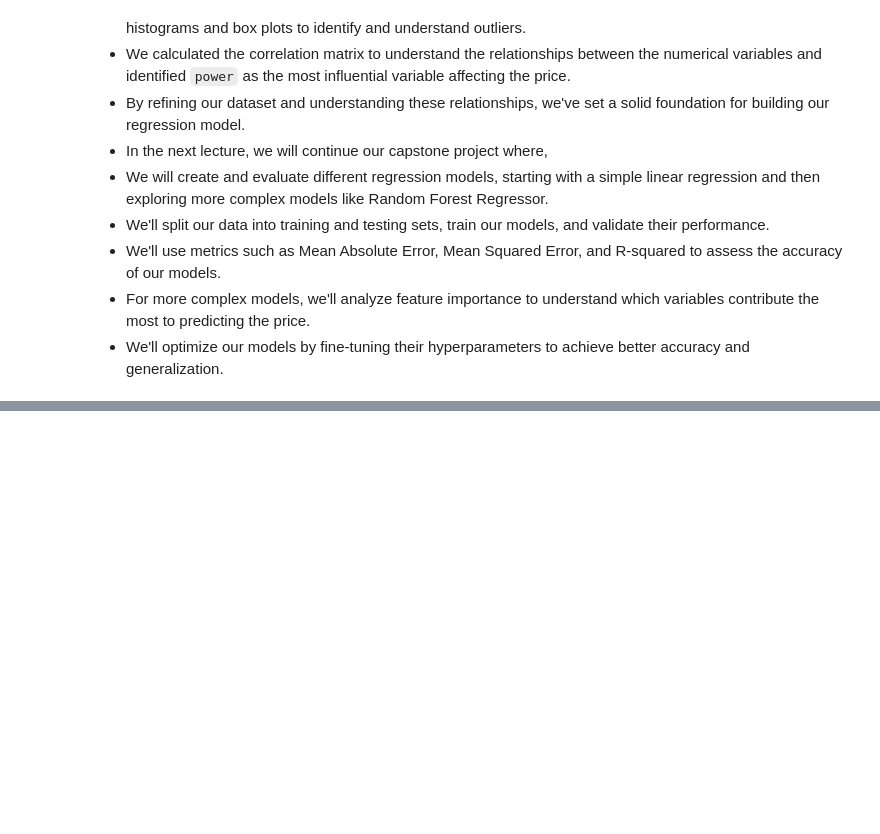
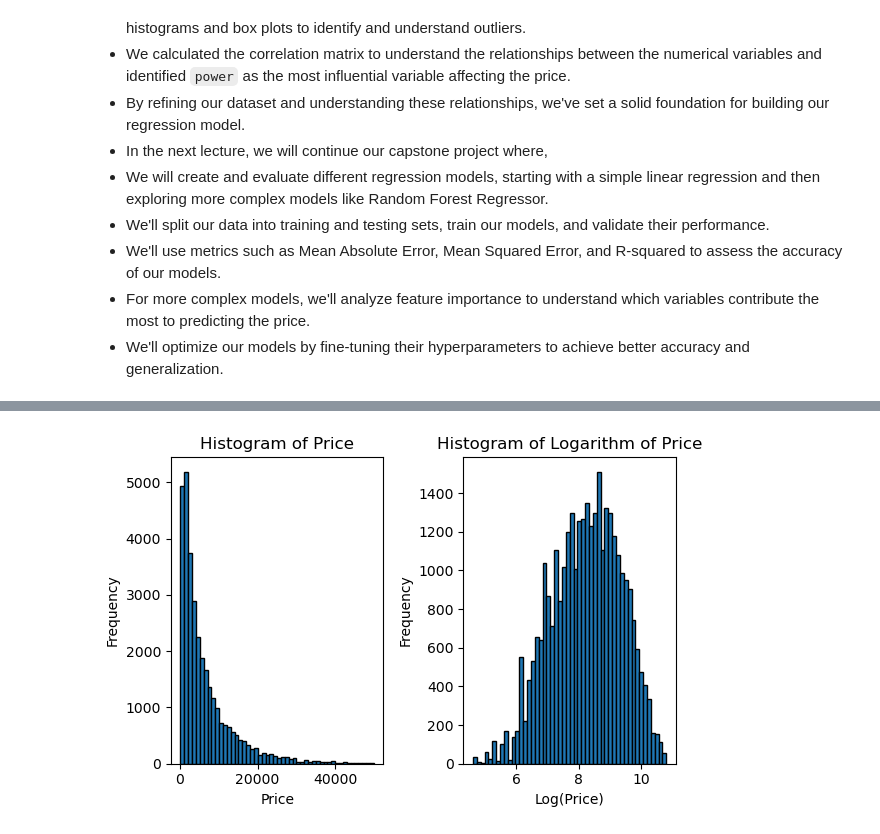
Before and after one commit to theaiacademy1/Python-for-data-science, a Jupyter notebook: Regression Model-checkpoint.ipynb, the cells around one changed output, grey strips where cells are left out. Cells and saved outputs as stored; diff of their text form; code cells hidden in the pictures; blank space fills up the shorter version.

```diff
--- a/Regression Model-checkpoint.ipynb
+++ b/Regression Model-checkpoint.ipynb
@@ -1050,0 +1070,5 @@ Name: price, dtype: float64
+# %%
+# Drop rows with any missing values
+cars_neglect = cars_final.dropna(axis=0)
+print(f"Original data shape: {cars_final.shape}")
+print(f"Data shape after omitting missing values: {cars_neglect.shape}")
@@ -1050,0 +1078,4 @@ Name: price, dtype: float64
+# %%
+# hot encode categorical columns
+cars_neglect = pd.get_dummies(cars_neglect, drop_first=True)
+print(f"Data shape after dummy encoding: {cars_neglect.shape}")
@@ -1050,0 +1104,8 @@ Name: price, dtype: float64
+# %%
+# Dropping the 'price' column from input features
+x1 = cars_neglect.drop(columns=['price'], inplace=False)
+
+# Isolating the 'price' column as the output feature
+y1 = cars_neglect['price']
+print("x1 Shape :", x1.shape)
+print("y1 Shape :", y1.shape)
@@ -1050,0 +1119,24 @@ Name: price, dtype: float64
+# %%
+# Creating a DataFrame to compare the price before and after the logarithmic transformation
+prices_df = pd.DataFrame({'before': y1, 'after': np.log(y1)})
+# %%
+# Plotting histograms to compare the distributions
+plt.figure(figsize=(6, 4))
+# Histogram of the original price
+plt.subplot(1, 2, 1)
+plt.hist(prices_df['before'], bins=50, edgecolor='k')
+plt.title('Histogram of Price')
+plt.xlabel('Price')
+plt.ylabel('Frequency')
+
+# Histogram of the logarithm of price
+plt.subplot(1, 2, 2)
+plt.hist(prices_df['after'], bins=50, edgecolor='k')
+plt.title('Histogram of Logarithm of Price')
+plt.xlabel('Log(Price)')
+plt.ylabel('Frequency')
+
+plt.tight_layout()
+plt.show()
+# %% [output]
+[figure, added]
```
Also changed, not shown: parts of 46 cells of this notebook.
